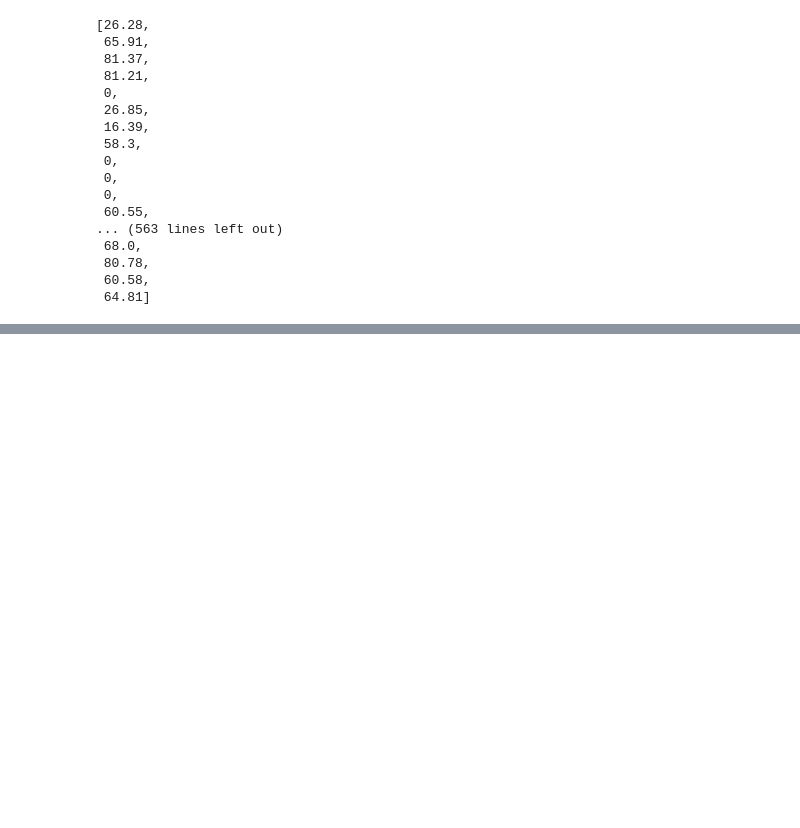
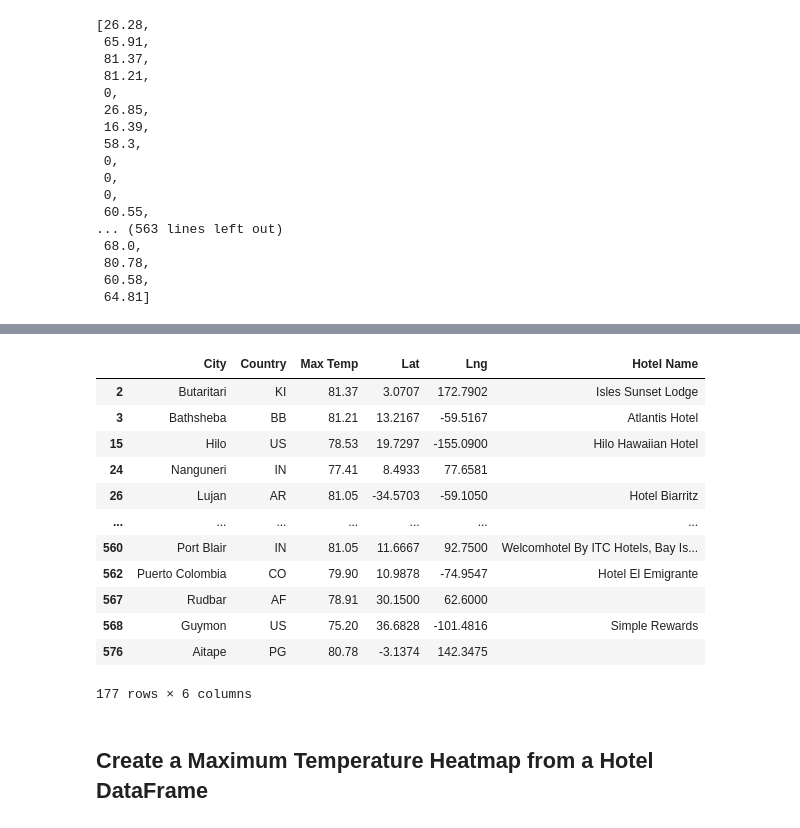
Before and after one commit to Peteresis/World_Weather_Analysis, a Jupyter notebook: WeatherPy.ipynb, the cells around one changed output, grey strips where cells are left out. Saved outputs shown, nothing was run; the diff lists cells and outputs as text; code cells hidden in the pictures; blank space fills up the shorter version.

```diff
--- a/WeatherPy.ipynb
+++ b/WeatherPy.ipynb
@@ -1210,0 +1281,5 @@ fig
+# %%
+# Create DataFrame called hotel_df to store hotel names along with city, country, max temp, and coordinates.
+hotel_df = preferred_cities_df[["City", "Country", "Max Temp", "Lat", "Lng"]].copy()
+hotel_df["Hotel Name"] = ""
+hotel_df.head(10)
@@ -1210,0 +1309,13 @@ fig
+# %%
+# Set the parameters to search for a hotel in Paris.
+params = {
+    "radius": 5000,
+    "types": "lodging",
+    "key": g_key,
+    "location": "48.8566, 2.3522"}
+# Use base URL to search for hotels in Paris.
+base_url = "https://maps.googleapis.com/maps/api/place/nearbysearch/json"
+# Make request and get the JSON data from the search.
+hotels = requests.get(base_url, params=params).json()
+
+hotels
@@ -1210,0 +1355,19 @@ fig
+# %%
+# Iterate through the DataFrame.
+for index, row in hotel_df.iterrows():
+    # Get the latitude and longitude.
+    lat = row["Lat"]
+    lng = row["Lng"]
+
+    # Add the latitude and longitude to location key for the params dictionary.
+    params["location"] = f"{lat},{lng}"
+
+    # Use the search term: "lodging" and our latitude and longitude.
+    base_url = "https://maps.googleapis.com/maps/api/place/nearbysearch/json"
+    # Make request and get the JSON data from the search.
+    hotels = requests.get(base_url, params=params).json()
+    # Grab the first hotel from the results and store the name.
+    try:
+        hotel_df.loc[index, "Hotel Name"] = hotels["results"][0]["name"]
+    except (IndexError):
+        print("Hotel not found... skipping.")
@@ -1210,0 +1389,18 @@ fig
+# %%
+hotel_df
+# %% [output]
+|  | City | Country | Max Temp | Lat | Lng | Hotel Name |
+| 2 | Butaritari | KI | 81.37 | 3.0707 | 172.7902 | Isles Sunset Lodge |
+| 3 | Bathsheba | BB | 81.21 | 13.2167 | -59.5167 | Atlantis Hotel |
+| 15 | Hilo | US | 78.53 | 19.7297 | -155.0900 | Hilo Hawaiian Hotel |
+| 24 | Nanguneri | IN | 77.41 | 8.4933 | 77.6581 |  |
+| 26 | Lujan | AR | 81.05 | -34.5703 | -59.1050 | Hotel Biarritz |
+| ... | ... | ... | ... | ... | ... | ... |
+| 560 | Port Blair | IN | 81.05 | 11.6667 | 92.7500 | Welcomhotel By ITC Hotels, Bay Is... |
+| 562 | Puerto Colombia | CO | 79.90 | 10.9878 | -74.9547 | Hotel El Emigrante |
+| 567 | Rudbar | AF | 78.91 | 30.1500 | 62.6000 |  |
+| 568 | Guymon | US | 75.20 | 36.6828 | -101.4816 | Simple Rewards |
+| 576 | Aitape | PG | 80.78 | -3.1374 | 142.3475 |  |
+177 rows × 6 columns
+# %% [markdown]
+## Create a Maximum Temperature Heatmap from a Hotel DataFrame
```
Also changed, not shown: parts of 42 cells of this notebook.
